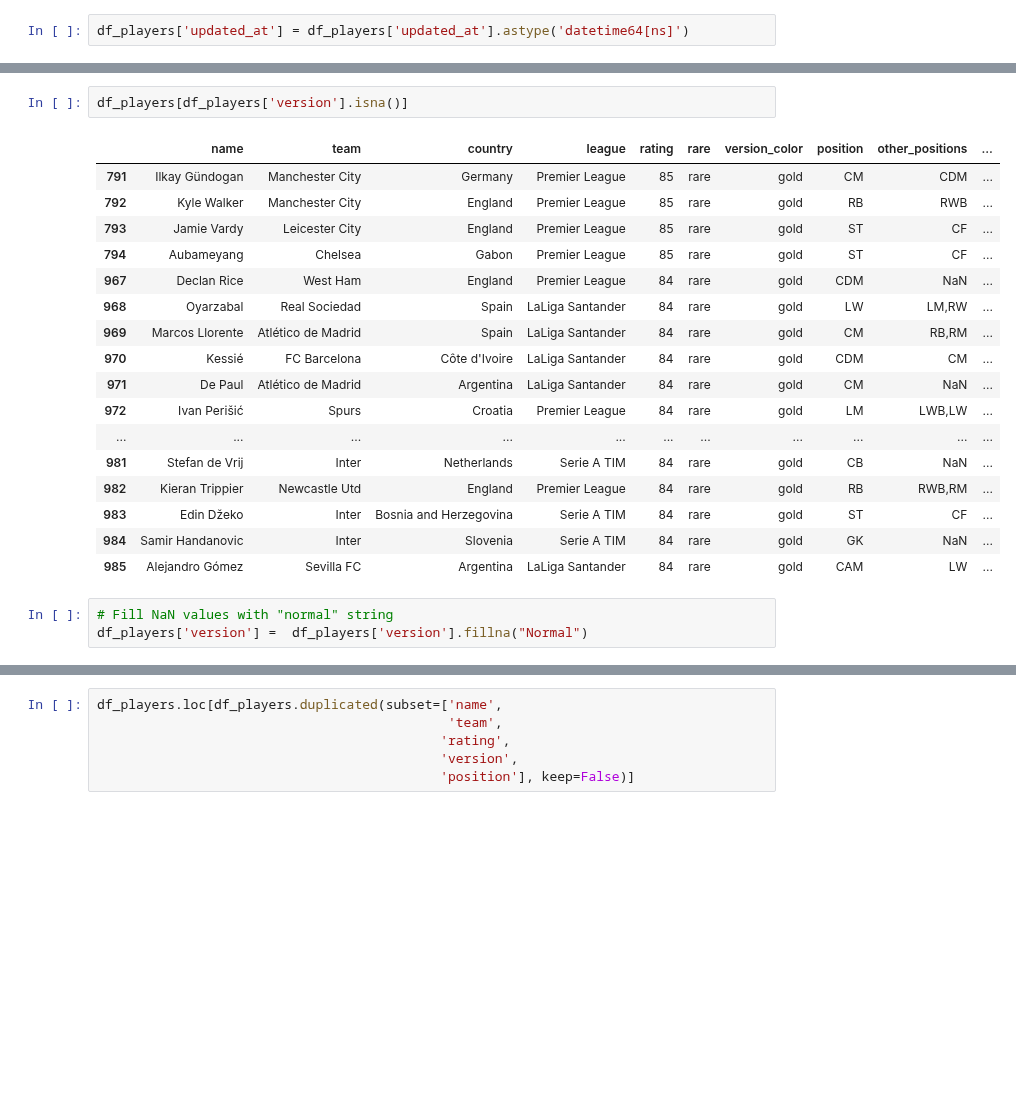
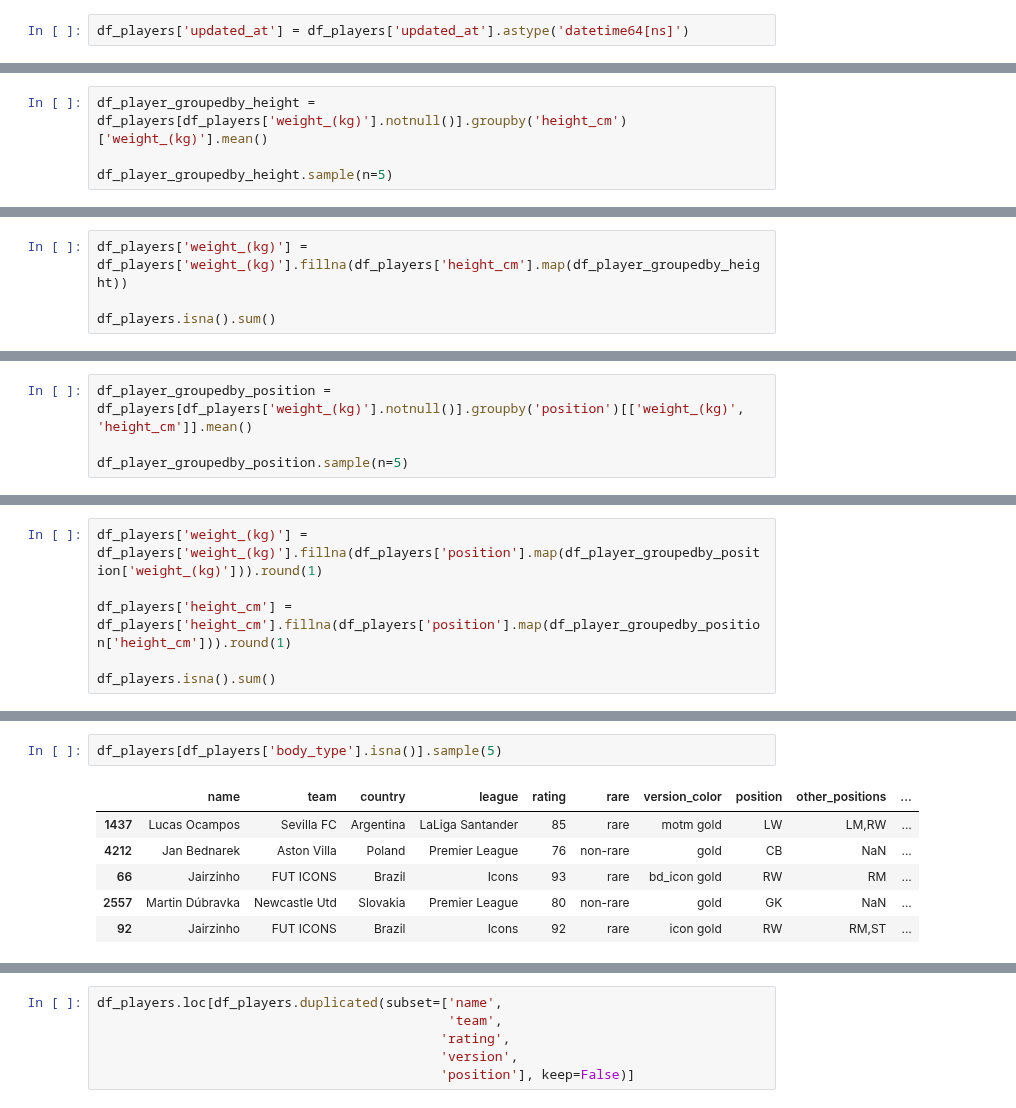
Before and after one commit to felipemayer/data_portfolio, a Jupyter notebook: players_fifa23_analysis/players_analysis.ipynb, the cells around one changed output, grey strips where cells are left out. Cells and saved outputs as stored; diff of their text form; blank space fills up the shorter version.

Commit message:
dealing with missing values.

```diff
--- a/players_fifa23_analysis/players_analysis.ipynb
+++ b/players_fifa23_analysis/players_analysis.ipynb
@@ -216,0 +278,4 @@ The way we can deal with that is changing the NaN value to "normal" in the datas
+# %%
+df_player_groupedby_height = df_players[df_players['weight_(kg)'].notnull()].groupby('height_cm')['weight_(kg)'].mean()
+
+df_player_groupedby_height.sample(n=5)
@@ -216,0 +290,4 @@ The way we can deal with that is changing the NaN value to "normal" in the datas
+# %%
+df_players['weight_(kg)'] = df_players['weight_(kg)'].fillna(df_players['height_cm'].map(df_player_groupedby_height))
+
+df_players.isna().sum()
@@ -216,0 +314,4 @@ The way we can deal with that is changing the NaN value to "normal" in the datas
+# %%
+df_player_groupedby_position = df_players[df_players['weight_(kg)'].notnull()].groupby('position')[['weight_(kg)', 'height_cm']].mean()
+
+df_player_groupedby_position.sample(n=5)
@@ -216,0 +326,6 @@ The way we can deal with that is changing the NaN value to "normal" in the datas
+# %%
+df_players['weight_(kg)'] = df_players['weight_(kg)'].fillna(df_players['position'].map(df_player_groupedby_position['weight_(kg)'])).round(1)
+
+df_players['height_cm'] = df_players['height_cm'].fillna(df_players['position'].map(df_player_groupedby_position['height_cm'])).round(1)
+
+df_players.isna().sum()
@@ -217,23 +356,9 @@ The way we can deal with that is changing the NaN value to "normal" in the datas
 # %%
-df_players[df_players['version'].isna()]
+df_players[df_players['body_type'].isna()].sample(5)
 # %% [output]
 |  | name | team | country | league | rating | rare | version_color | position | other_positions | ... |
-| 791 | Ilkay Gündogan | Manchester City | Germany | Premier League | 85 | rare | gold | CM | CDM | ... |
-| 792 | Kyle Walker | Manchester City | England | Premier League | 85 | rare | gold | RB | RWB | ... |
-| 793 | Jamie Vardy | Leicester City | England | Premier League | 85 | rare | gold | ST | CF | ... |
-| 794 | Aubameyang | Chelsea | Gabon | Premier League | 85 | rare | gold | ST | CF | ... |
-| 967 | Declan Rice | West Ham | England | Premier League | 84 | rare | gold | CDM | NaN | ... |
-| 968 | Oyarzabal | Real Sociedad | Spain | LaLiga Santander | 84 | rare | gold | LW | LM,RW | ... |
-| 969 | Marcos Llorente | Atlético de Madrid | Spain | LaLiga Santander | 84 | rare | gold | CM | RB,RM | ... |
-| 970 | Kessié | FC Barcelona | Côte d'Ivoire | LaLiga Santander | 84 | rare | gold | CDM | CM | ... |
-| 971 | De Paul | Atlético de Madrid | Argentina | LaLiga Santander | 84 | rare | gold | CM | NaN | ... |
-| 972 | Ivan Perišić | Spurs | Croatia | Premier League | 84 | rare | gold | LM | LWB,LW | ... |
-| ... | ... | ... | ... | ... | ... | ... | ... | ... | ... | ... |
-| 981 | Stefan de Vrij | Inter | Netherlands | Serie A TIM | 84 | rare | gold | CB | NaN | ... |
-| 982 | Kieran Trippier | Newcastle Utd | England | Premier League | 84 | rare | gold | RB | RWB,RM | ... |
-| 983 | Edin Džeko | Inter | Bosnia and Herzegovina | Serie A TIM | 84 | rare | gold | ST | CF | ... |
-| 984 | Samir Handanovic | Inter | Slovenia | Serie A TIM | 84 | rare | gold | GK | NaN | ... |
-| 985 | Alejandro Gómez | Sevilla FC | Argentina | LaLiga Santander | 84 | rare | gold | CAM | LW | ... |
+| 1437 | Lucas Ocampos | Sevilla FC | Argentina | LaLiga Santander | 85 | rare | motm gold | LW | LM,RW | ... |
+| 4212 | Jan Bednarek | Aston Villa | Poland | Premier League | 76 | non-rare | gold | CB | NaN | ... |
+| 66 | Jairzinho | FUT ICONS | Brazil | Icons | 93 | rare | bd_icon gold | RW | RM | ... |
+| 2557 | Martin Dúbravka | Newcastle Utd | Slovakia | Premier League | 80 | non-rare | gold | GK | NaN | ... |
+| 92 | Jairzinho | FUT ICONS | Brazil | Icons | 92 | rare | icon gold | RW | RM,ST | ... |
-# %%
-# Fill NaN values with "normal" string
-df_players['version'] =  df_players['version'].fillna("Normal")
```
Also changed, not shown: parts of 35 cells of this notebook, 3 other files.
